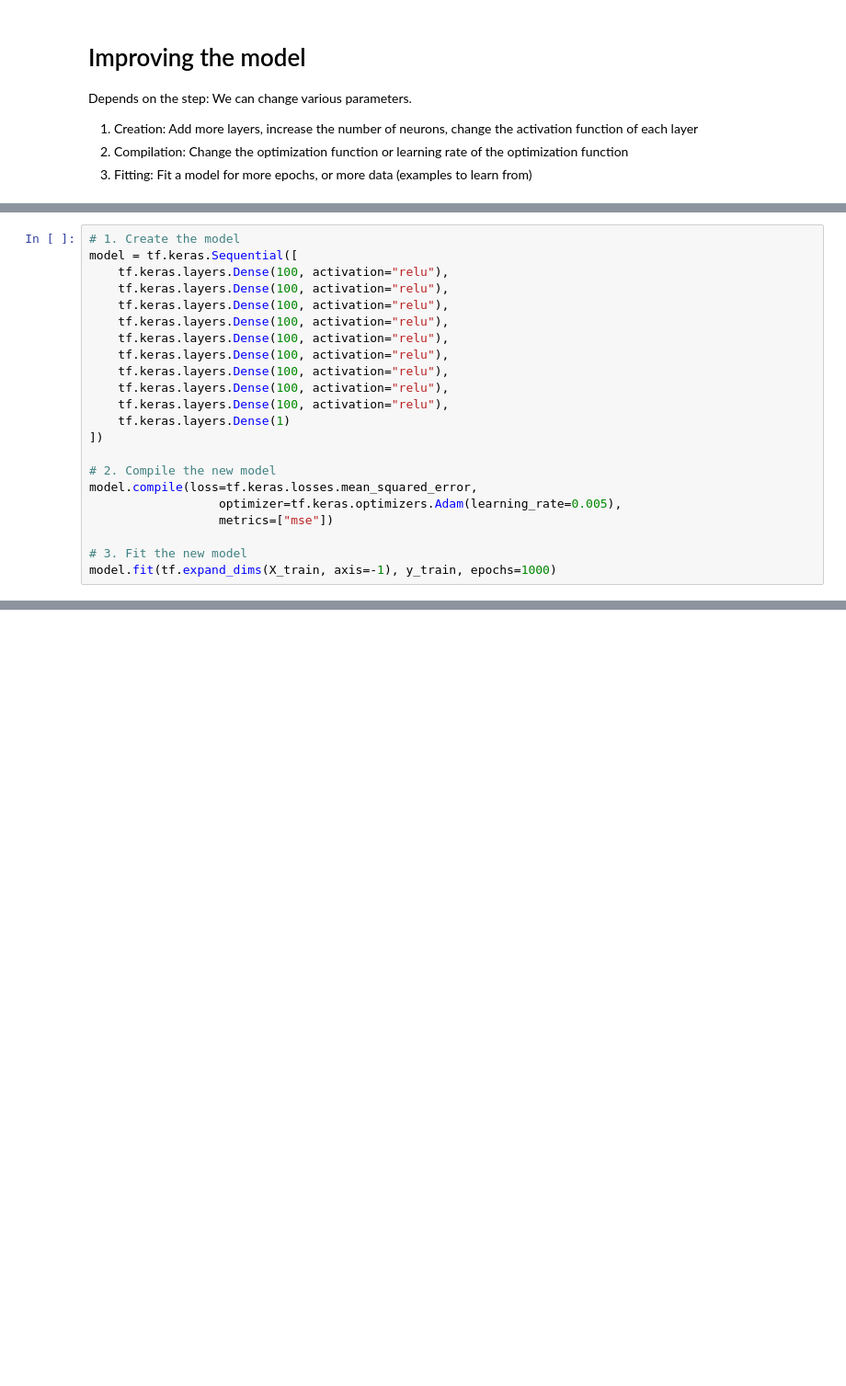
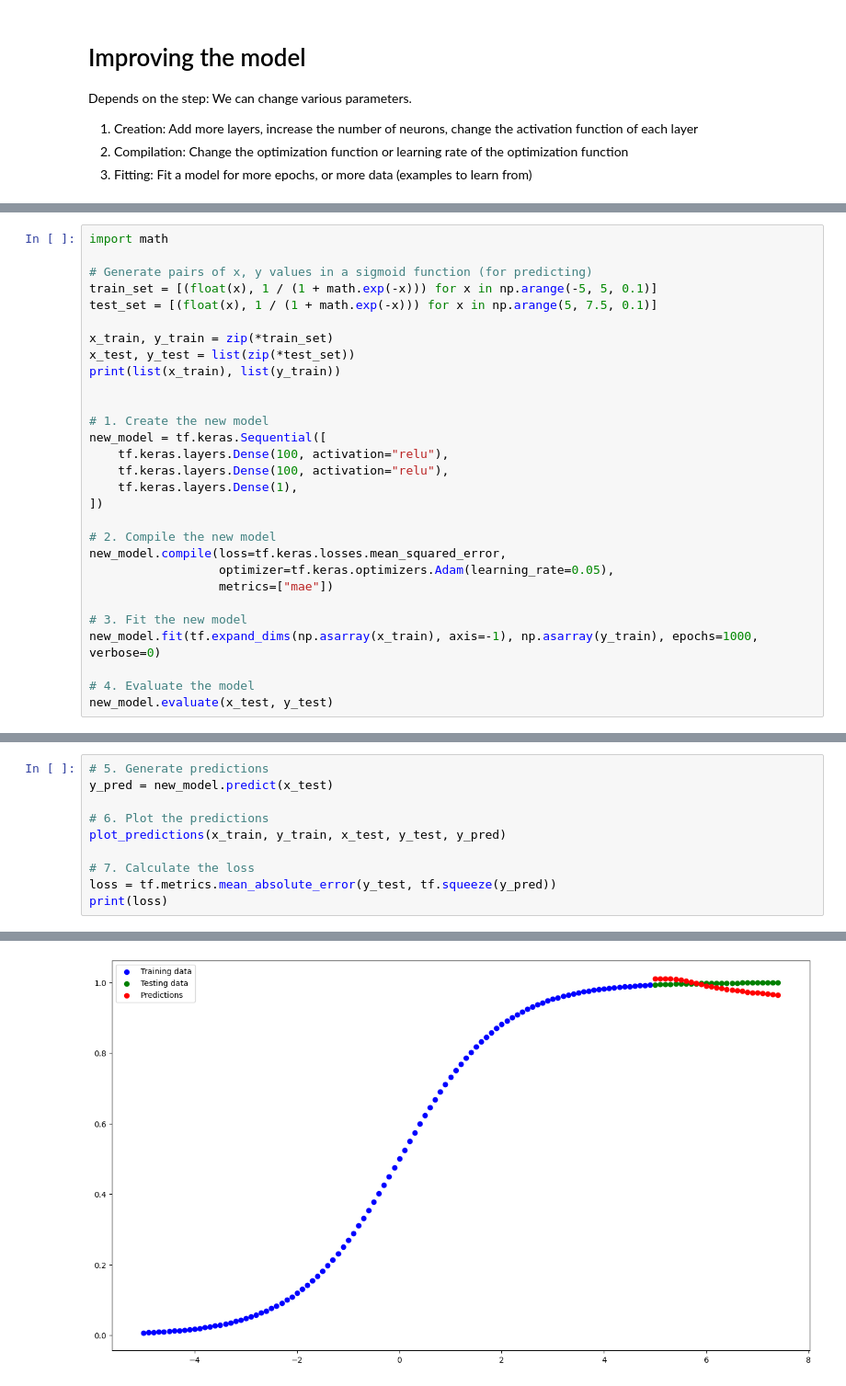
Before and after one commit to jescalada/Tensorflow-colabs, a Jupyter notebook: 01_neural_network_regression.ipynb, the cells around one changed output, grey strips where cells are left out. Shown: that part at 92% size. Cells and saved outputs as stored; diff of their text form; blank space fills up the shorter version.

```diff
--- a/01_neural_network_regression.ipynb
+++ b/01_neural_network_regression.ipynb
@@ -225,23 +212,30 @@ plt.legend()
 # %%
-# 1. Create the model
-model = tf.keras.Sequential([
+import math
+
+# Generate pairs of x, y values in a sigmoid function (for predicting)
+train_set = [(float(x), 1 / (1 + math.exp(-x))) for x in np.arange(-5, 5, 0.1)]
+test_set = [(float(x), 1 / (1 + math.exp(-x))) for x in np.arange(5, 7.5, 0.1)]
+
+x_train, y_train = zip(*train_set)
+x_test, y_test = list(zip(*test_set))
+print(list(x_train), list(y_train))
+
+
+# 1. Create the new model
+new_model = tf.keras.Sequential([
     tf.keras.layers.Dense(100, activation="relu"),
     tf.keras.layers.Dense(100, activation="relu"),
-    tf.keras.layers.Dense(100, activation="relu"),
-    tf.keras.layers.Dense(100, activation="relu"),
-    tf.keras.layers.Dense(100, activation="relu"),
-    tf.keras.layers.Dense(100, activation="relu"),
-    tf.keras.layers.Dense(100, activation="relu"),
-    tf.keras.layers.Dense(100, activation="relu"),
-    tf.keras.layers.Dense(100, activation="relu"),
-    tf.keras.layers.Dense(1)
+    tf.keras.layers.Dense(1),
 ])
 
 # 2. Compile the new model
-model.compile(loss=tf.keras.losses.mean_squared_error,
-                  optimizer=tf.keras.optimizers.Adam(learning_rate=0.005),
-                  metrics=["mse"])
+new_model.compile(loss=tf.keras.losses.mean_squared_error,
+                  optimizer=tf.keras.optimizers.Adam(learning_rate=0.05),
+                  metrics=["mae"])
 
 # 3. Fit the new model
-model.fit(tf.expand_dims(X_train, axis=-1), y_train, epochs=1000)
+new_model.fit(tf.expand_dims(np.asarray(x_train), axis=-1), np.asarray(y_train), epochs=1000, verbose=0)
+
+# 4. Evaluate the model
+new_model.evaluate(x_test, y_test)
 # %% [output]
@@ -289,0 +245,11 @@ plt.scatter(pairs[0], pairs[1], s=1)
+# %%
+# 5. Generate predictions
+y_pred = new_model.predict(x_test)
+
+# 6. Plot the predictions
+plot_predictions(x_train, y_train, x_test, y_test, y_pred)
+
+# 7. Calculate the loss
+loss = tf.metrics.mean_absolute_error(y_test, tf.squeeze(y_pred))
+print(loss)
+# %% [output]
@@ -289,0 +258 @@ plt.scatter(pairs[0], pairs[1], s=1)
+[figure, added]
```
Also changed, not shown: parts of 19 cells of this notebook.
